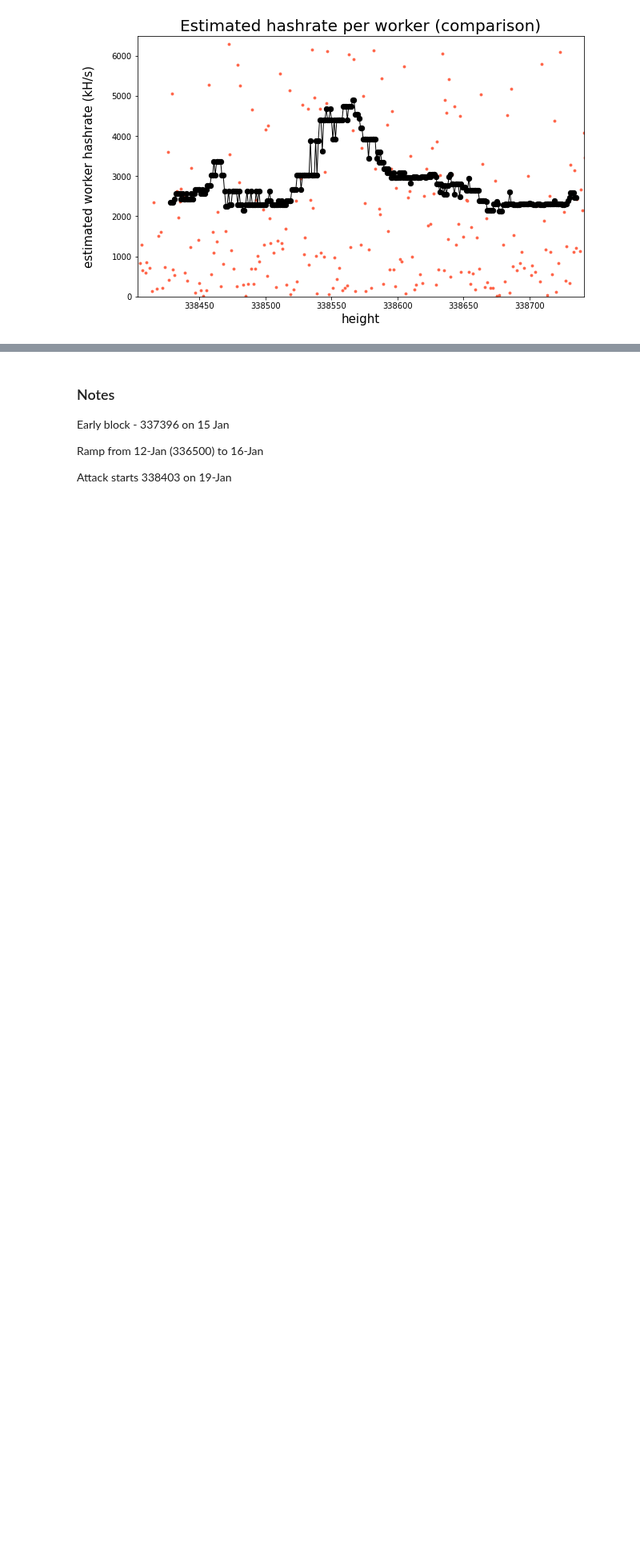
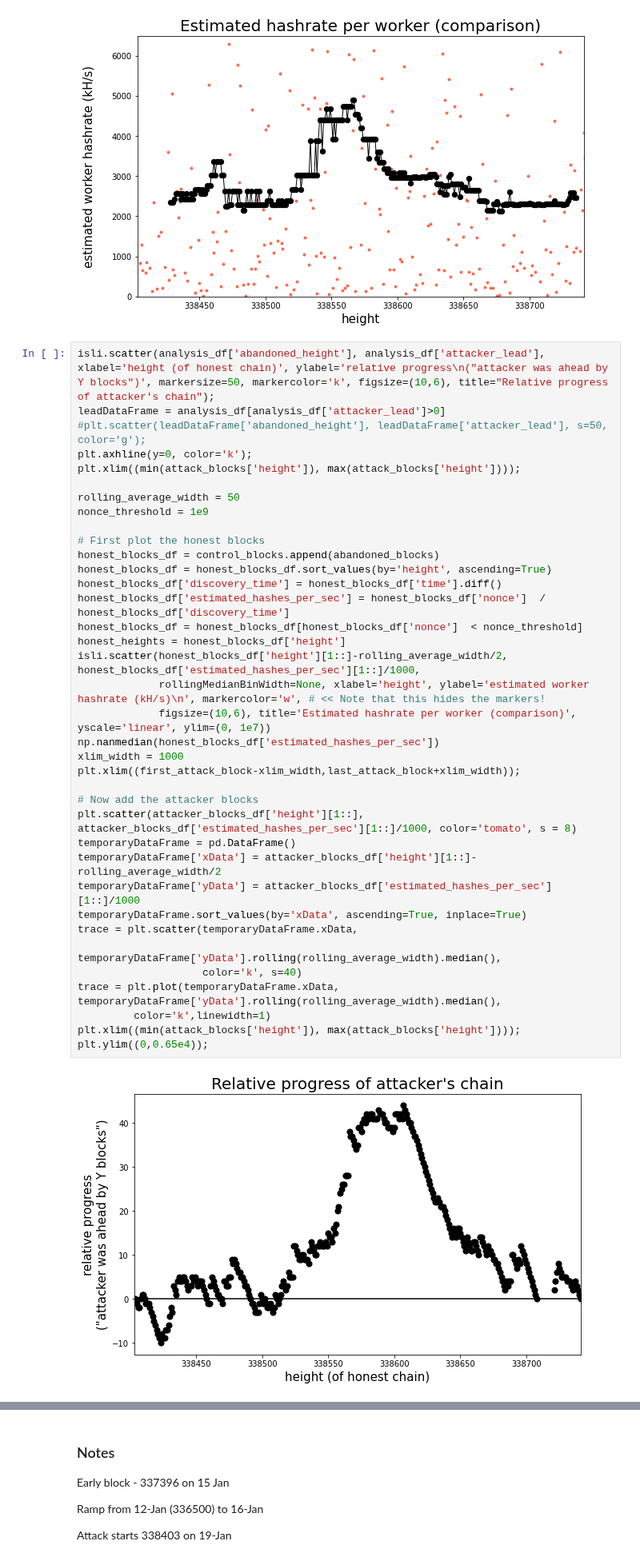
Before and after one commit to Mitchellpkt/firo-forensics, a Jupyter notebook: analysis/jupyter-python-firo-forensics.ipynb, the cells around one changed output, grey strips where cells are left out. Shown at 80% size. Drawn from its saved outputs; the diff is of its cells as text; blank space fills up the shorter version.

Commit message:
adds copy with black traces

```diff
--- a/analysis/jupyter-python-firo-forensics.ipynb
+++ b/analysis/jupyter-python-firo-forensics.ipynb
@@ -520,3 +520,42 @@ plt.ylim((0,0.65e4));
 # %% [output]
 [figure]
 [figure]
+# %%
+isli.scatter(analysis_df['abandoned_height'], analysis_df['attacker_lead'], xlabel='height (of honest chain)', ylabel='relative progress\n("attacker was ahead by Y blocks")', markersize=50, markercolor='k', figsize=(10,6), title="Relative progress of attacker's chain");
+leadDataFrame = analysis_df[analysis_df['attacker_lead']>0]
+#plt.scatter(leadDataFrame['abandoned_height'], leadDataFrame['attacker_lead'], s=50, color='g');
+plt.axhline(y=0, color='k');
+plt.xlim((min(attack_blocks['height']), max(attack_blocks['height'])));
+
+rolling_average_width = 50
+nonce_threshold = 1e9
+
+# First plot the honest blocks
+honest_blocks_df = control_blocks.append(abandoned_blocks)
+honest_blocks_df = honest_blocks_df.sort_values(by='height', ascending=True)
+honest_blocks_df['discovery_time'] = honest_blocks_df['time'].diff()
+honest_blocks_df['estimated_hashes_per_sec'] = honest_blocks_df['nonce']  / honest_blocks_df['discovery_time']
+honest_blocks_df = honest_blocks_df[honest_blocks_df['nonce']  < nonce_threshold]
+honest_heights = honest_blocks_df['height']
+isli.scatter(honest_blocks_df['height'][1::]-rolling_average_width/2, honest_blocks_df['estimated_hashes_per_sec'][1::]/1000,
+             rollingMedianBinWidth=None, xlabel='height', ylabel='estimated worker hashrate (kH/s)\n', markercolor='w', # << Note that this hides the markers!
+             figsize=(10,6), title='Estimated hashrate per worker (comparison)', yscale='linear', ylim=(0, 1e7))
+np.nanmedian(honest_blocks_df['estimated_hashes_per_sec'])
+xlim_width = 1000
+plt.xlim((first_attack_block-xlim_width,last_attack_block+xlim_width));
+
+# Now add the attacker blocks
+plt.scatter(attacker_blocks_df['height'][1::], attacker_blocks_df['estimated_hashes_per_sec'][1::]/1000, color='tomato', s = 8)
+temporaryDataFrame = pd.DataFrame()
+temporaryDataFrame['xData'] = attacker_blocks_df['height'][1::]-rolling_average_width/2
+temporaryDataFrame['yData'] = attacker_blocks_df['estimated_hashes_per_sec'][1::]/1000
+temporaryDataFrame.sort_values(by='xData', ascending=True, inplace=True)
+trace = plt.scatter(temporaryDataFrame.xData,
+                    temporaryDataFrame['yData'].rolling(rolling_average_width).median(),
+                    color='k', s=40)
+trace = plt.plot(temporaryDataFrame.xData, temporaryDataFrame['yData'].rolling(rolling_average_width).median(),
+         color='k',linewidth=1)
+plt.xlim((min(attack_blocks['height']), max(attack_blocks['height'])));
+plt.ylim((0,0.65e4));
+# %% [output]
+[figure, added]
```
Also changed, not shown: parts of 1 cell of this notebook.
